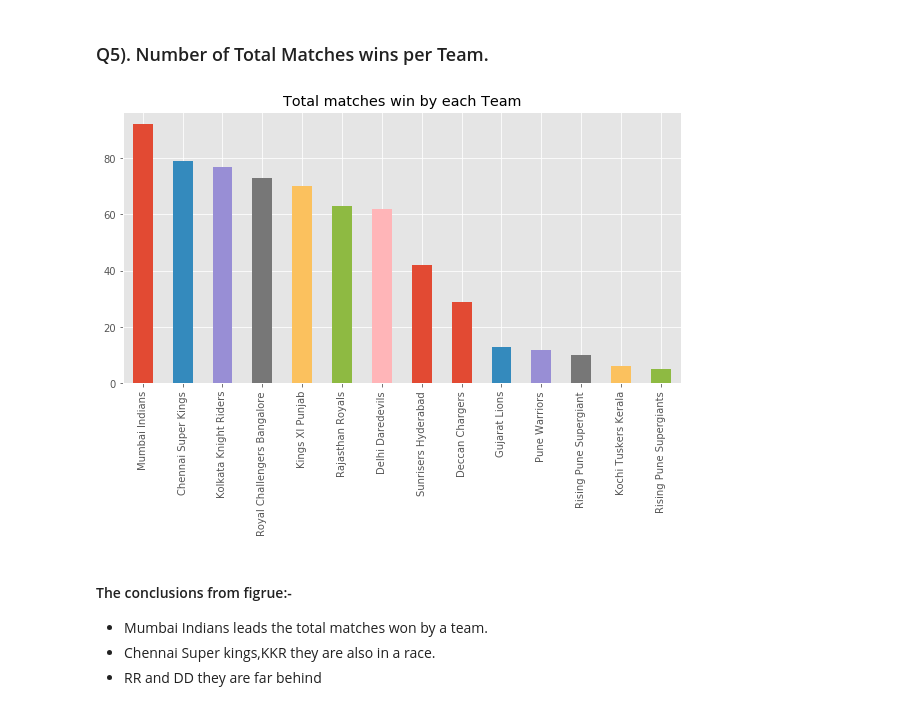
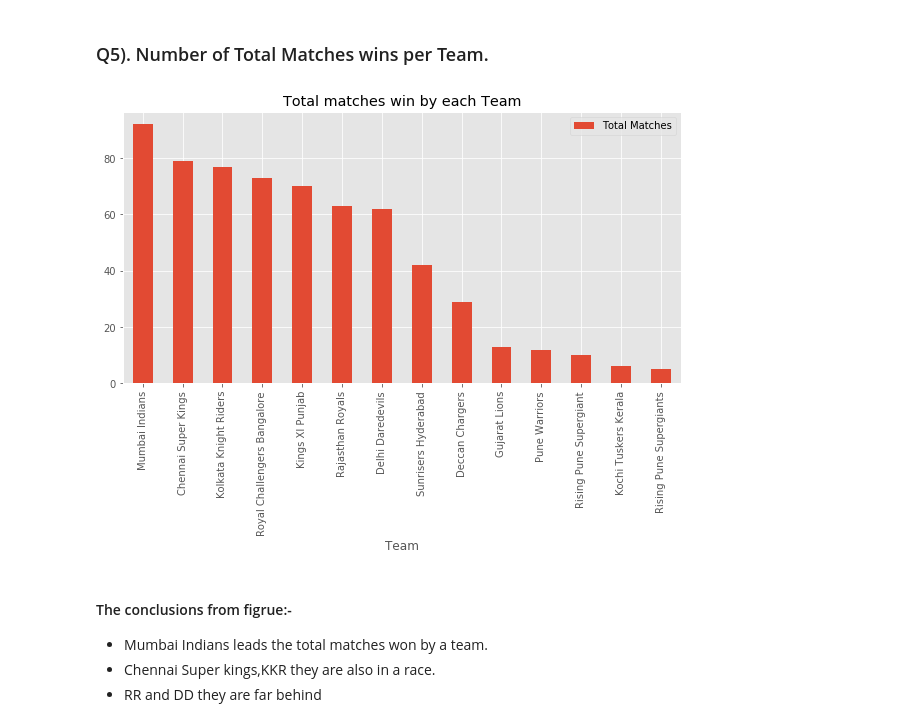
Before and after one commit to rahul-72/IPL_Dataset_Analysis, a Jupyter notebook: ipl.ipynb, the cells around one changed output. Saved outputs shown, nothing was run; the diff lists cells and outputs as text; code cells hidden in the pictures.

```diff
--- a/ipl.ipynb
+++ b/ipl.ipynb
@@ -109,10 +112,14 @@ plt.show()
 ### Q5). Number of Total Matches wins per Team.
 # %%
 winner = df_matches['winner'].value_counts()
+winner = pd.DataFrame(winner)
+winner.columns = ['Total Matches']
+winner.index.name = 'Team'
+
 winner.plot(kind='bar', figsize=(10,5), title='Total matches win by each Team')
 plt.show()
 # %% [output]
-[figure, old version]
+[figure, new version]
 # %% [markdown]
 #### The conclusions from figrue:-
 * Mumbai Indians leads the total matches won by a team.
```
Also changed, not shown: parts of 28 cells of this notebook.
